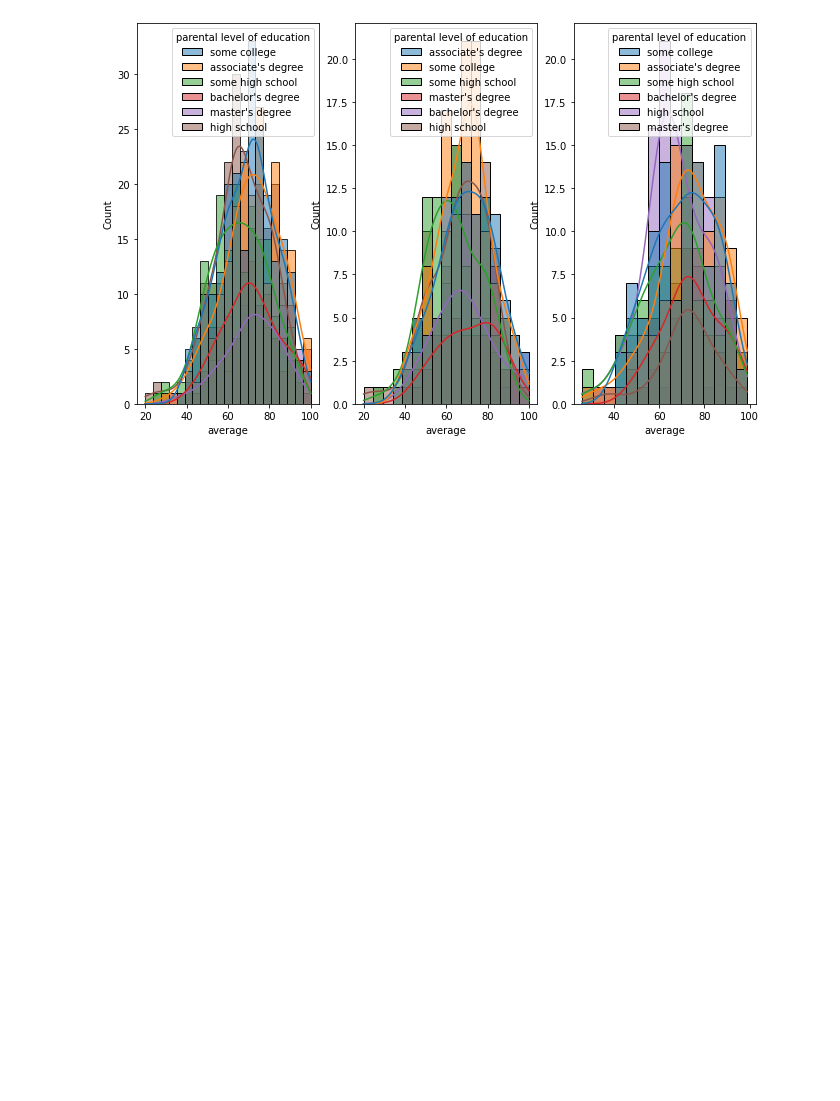
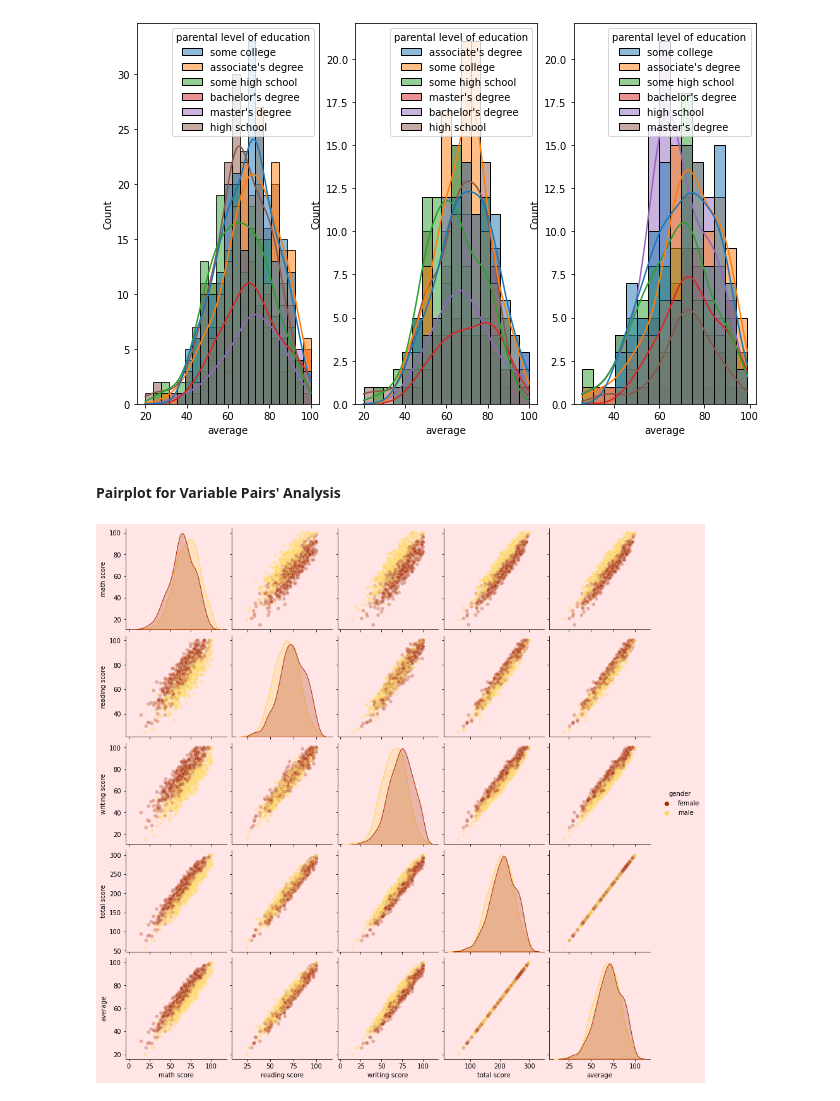
Before and after one commit to Samrawit02/Student-Performance-Prediction, a Jupyter notebook: src/Notebook/EDA STUDENT PERFORMANCE.ipynb, the cells around one changed output. Cells and saved outputs as stored; diff of their text form; code cells hidden in the pictures; blank space fills up the shorter version.

```diff
--- a/src/Notebook/EDA STUDENT PERFORMANCE.ipynb
+++ b/src/Notebook/EDA STUDENT PERFORMANCE.ipynb
@@ -211,3 +224,13 @@ sns.histplot(data=df[df.gender=='female'], x='average',kde=True, hue='parental l
 plt.show()
 # %% [output]
 [figure]
+# %% [markdown]
+#### Pairplot for Variable Pairs' Analysis
+# %%
+plt.rcParams['axes.facecolor'] = "#ffe5e5"
+plt.rcParams['figure.facecolor'] = "#ffe5e5"
+
+sns.pairplot(data=df,hue='gender',plot_kws={'alpha':0.3},palette='afmhot')
+plt.show()
+# %% [output]
+[figure, added]
```
Also changed, not shown: parts of 11 cells of this notebook, 1 other file.
